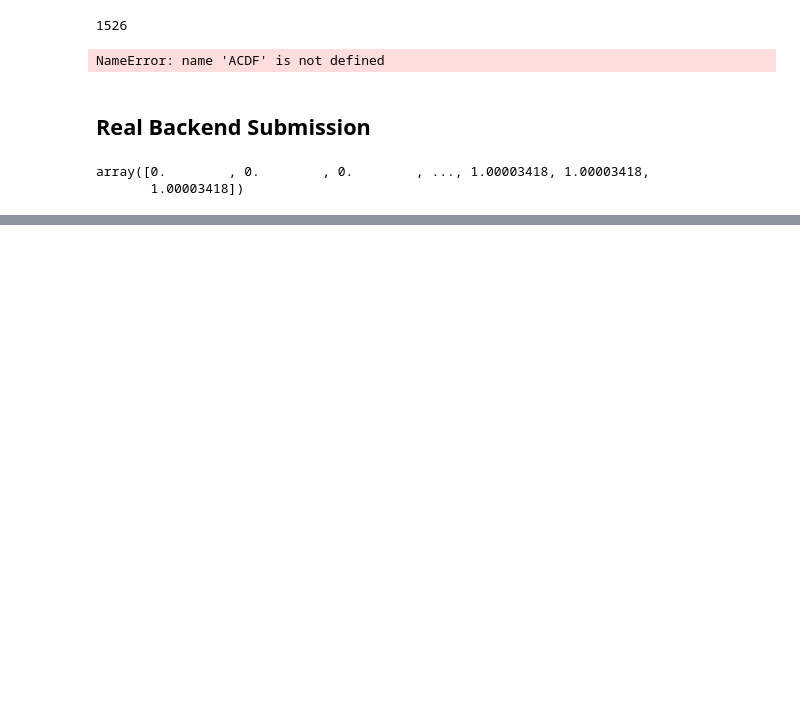
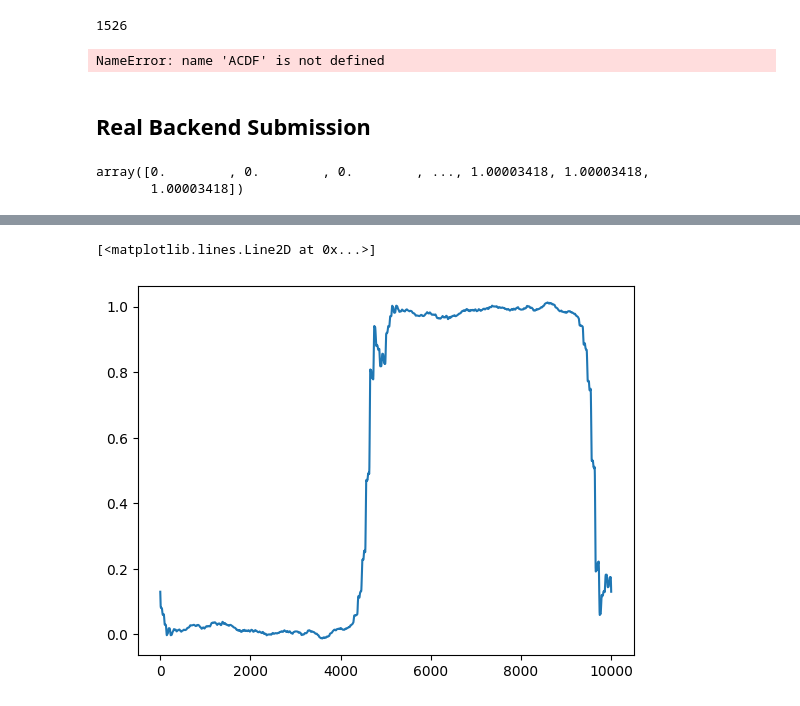
Before and after one commit to Dran-Z/QHack2023-SunnyDelft, a Jupyter notebook: HA-Qiskit.ipynb, the cells around one changed output, grey strips where cells are left out. Cells and saved outputs as stored; diff of their text form; code cells hidden in the pictures; blank space fills up the shorter version.

```diff
--- a/HA-Qiskit.ipynb
+++ b/HA-Qiskit.ipynb
@@ -602,0 +726,24 @@ circ_list_extrapo2 = get_circuit_list_to_run(N_sites=N_sites,t=1,U=4,tau=tau,ste
+# %%
+# N=4, Asym, extrapo = 0
+# job_real = backend.retrieve_job('63fb31d3dfd0c1bdfe0bfb80')
+# job_imag = backend.retrieve_job('63fb31d67ad0f9bdd0a7cbee')
+# #tau = 0.011100302637884566 # N=6
+
+# # N=4, Asym, extrapo = 1
+# job_real_1 = backend.retrieve_job('63fb31d9da181c44bed956b1')
+# job_imag_1 = backend.retrieve_job('63fb31dca8f65f72c0efda5a')
+
+# # N=4, Asym, extrapo = 2
+# job_real_2 = backend.retrieve_job('63fb33857ad0f95128a7cbf8')
+# job_imag_2 = backend.retrieve_job('63fb3388d299e3cd504b3958')
+
+# N=4, Asym, extrapo = 0, step=2
+#job_real = backend.retrieve_job('63fb3df7da181c4d63d9570e')
+#job_imag = backend.retrieve_job('63fb3e00a29ce1256c8bd0a2')
+#tau = 0.011100302637884566
+
+# Test
+job_real_test = backend.retrieve_job('63fb89e735085f188615733e')
+#job_imag = backend.retrieve_job('63fb89eb8c438b6bc93bfac3')
+#tau = 0.055659863049549646
+F_list_400 = np.load('F_list_d4e2_delta_4.npy')
@@ -602,0 +767,7 @@ circ_list_extrapo2 = get_circuit_list_to_run(N_sites=N_sites,t=1,U=4,tau=tau,ste
+# %%
+ACDF = Assembly_ACDF(Z_list=Z_list,F_list=F_list_400[0:len(Z_list)],precision=10000)
+# %%
+plt.plot(ACDF)
+# %% [output]
+[<matplotlib.lines.Line2D at 0x...>]
+[figure, added]
```
Also changed, not shown: parts of 17 cells of this notebook, 10 other files.
